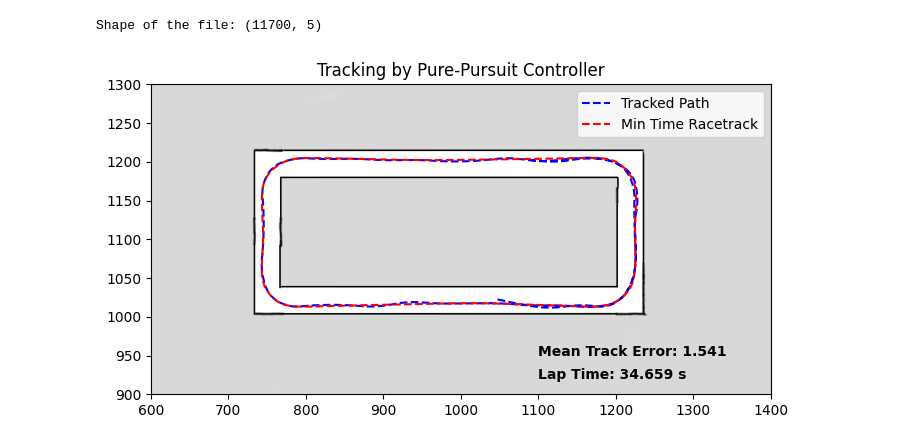
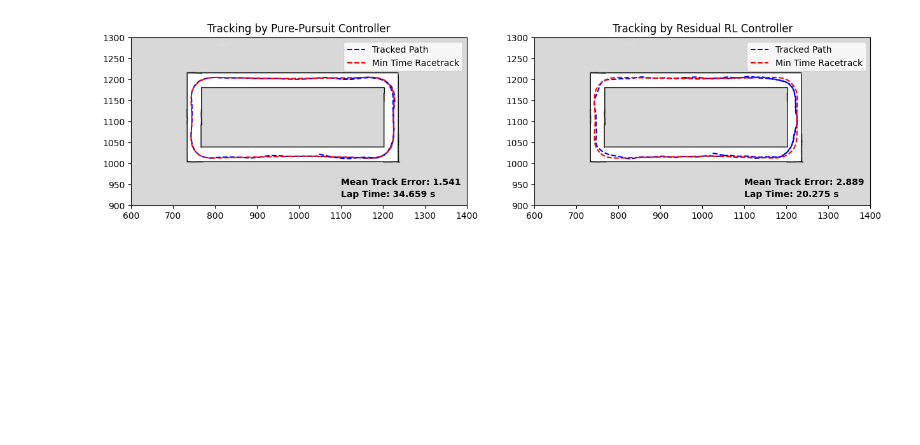
Before and after one commit to gokulmk-12/f1tenth_gym_ros_ntu, a Jupyter notebook: scripts/race_logs.ipynb, the cells around one changed output. Saved outputs shown, nothing was run; the diff lists cells and outputs as text; code cells hidden in the pictures; blank space fills up the shorter version.

Commit message:
residual RL files

```diff
--- a/scripts/race_logs.ipynb
+++ b/scripts/race_logs.ipynb
@@ -6,8 +6,9 @@ from PIL import Image
 import matplotlib.pyplot as plt
 from scipy.spatial import cKDTree
 # %%
-file = "/sim_ws/src/f1tenth_gym_ros/race_logs/race_log_20250718_052046.csv"
+file = "/sim_ws/src/f1tenth_gym_ros/race_logs/race_log_pp.csv"
 racetrack = "/sim_ws/src/f1tenth_gym_ros/tracks/levine_closed.csv"
+file2 = "/sim_ws/src/f1tenth_gym_ros/race_logs/race_log_rl.csv"
 
 MAP_NAME = "levine_closed"
 map_img_file = f"/sim_ws/src/f1tenth_gym_ros/maps/{MAP_NAME}.png"
@@ -21,22 +22,26 @@ map_img = np.array(Image.open(map_img_file).transpose(Image.FLIP_TOP_BOTTOM))
 map_height, map_width = map_img.shape
 
 race_data = pd.read_csv(file)
-print(f"Shape of the file: {race_data.shape}")
+race_data_2 = pd.read_csv(file2)
 
-pos_x, pos_y = race_data['pos_x'].values[::30], race_data['pos_y'].values[::30]
-lin_vel_x = race_data['lin_vel_x'].values[::30]
+
+pos_x, pos_y, lin_vel_x = race_data['pos_x'].values[::30], race_data['pos_y'].values[::30], race_data['lin_vel_x'].values[::30]
 time = race_data['time'].values[::30]
+pos_x_2, pos_y_2, lin_vel_x_2 = race_data_2['pos_x'].values[::5], race_data_2['pos_y'].values[::5], race_data_2['lin_vel_x'].values[::5]
+time_2 = race_data_2['time'].values[::5]
 
 optim_racedata = pd.read_csv(racetrack, header=0, names=["x", "y", "vel"])
 x_optim, y_optim = optim_racedata["x"].values, optim_racedata["y"].values
-# %% [output]
-Shape of the file: (11700, 5)
 # %%
 pos_x -= map_origin[0]
 pos_y -= map_origin[1]
+pos_x_2 -= map_origin[0]
+pos_y_2 -= map_origin[1]
 
 pos_x /= map_resolution
 pos_y /= map_resolution
+pos_x_2 /= map_resolution
+pos_y_2 /= map_resolution
 
 x_optim -= map_origin[0]
 y_optim -= map_origin[0]
@@ -71,18 +84,31 @@ closest_on_optim = optim_path[tree.query(tracked_path[max_error_idx])[1]]
 # %%
-plt.figure(figsize=(8, 8))
+fig, ax = plt.subplots(nrows=1, ncols=2, figsize=(15, 8))
 
-plt.imshow(map_img, cmap='gray')
-plt.plot(pos_x, pos_y, 'b--', label="Tracked Path")
-plt.plot(x_optim, y_optim, 'r--', label="Min Time Racetrack")
+ax[0].imshow(map_img, cmap='gray')
+ax[0].plot(pos_x, pos_y, 'b--', label="Tracked Path")
+ax[0].plot(x_optim, y_optim, 'r--', label="Min Time Racetrack")
 
-plt.xlim(600, 1400)
-plt.ylim(900, 1300)
+ax[0].set_xlim(600, 1400)
+ax[0].set_ylim(900, 1300)
 
-plt.title("Tracking by Pure-Pursuit Controller")
-plt.text(x=1100, y=950, s=f"Mean Track Error: {mean_error:.3f}", fontweight='heavy')
-plt.text(x=1100, y=920, s=f"Lap Time: {lap_time} s", fontweight='heavy')
-plt.legend(loc='upper right')
+ax[0].set_title("Tracking by Pure-Pursuit Controller")
+ax[0].text(x=1100, y=950, s=f"Mean Track Error: {mean_error:.3f}", fontweight='heavy')
+ax[0].text(x=1100, y=920, s=f"Lap Time: {lap_time} s", fontweight='heavy')
+ax[0].legend(loc='upper right')
+
+ax[1].imshow(map_img, cmap='gray')
+ax[1].plot(pos_x_2, pos_y_2, 'b--', label="Tracked Path")
+ax[1].plot(x_optim, y_optim, 'r--', label="Min Time Racetrack")
+
+ax[1].set_xlim(600, 1400)
+ax[1].set_ylim(900, 1300)
+
+ax[1].set_title("Tracking by Residual RL Controller")
+ax[1].text(x=1100, y=950, s=f"Mean Track Error: {mean_error_2:.3f}", fontweight='heavy')
+ax[1].text(x=1100, y=920, s=f"Lap Time: {lap_time_2} s", fontweight='heavy')
+ax[1].legend(loc='upper right')
+
 plt.show()
 # %% [output]
-[figure, old version]
+[figure, new version]
 # %%
```
Also changed, not shown: parts of 3 cells of this notebook, 8 other files.
